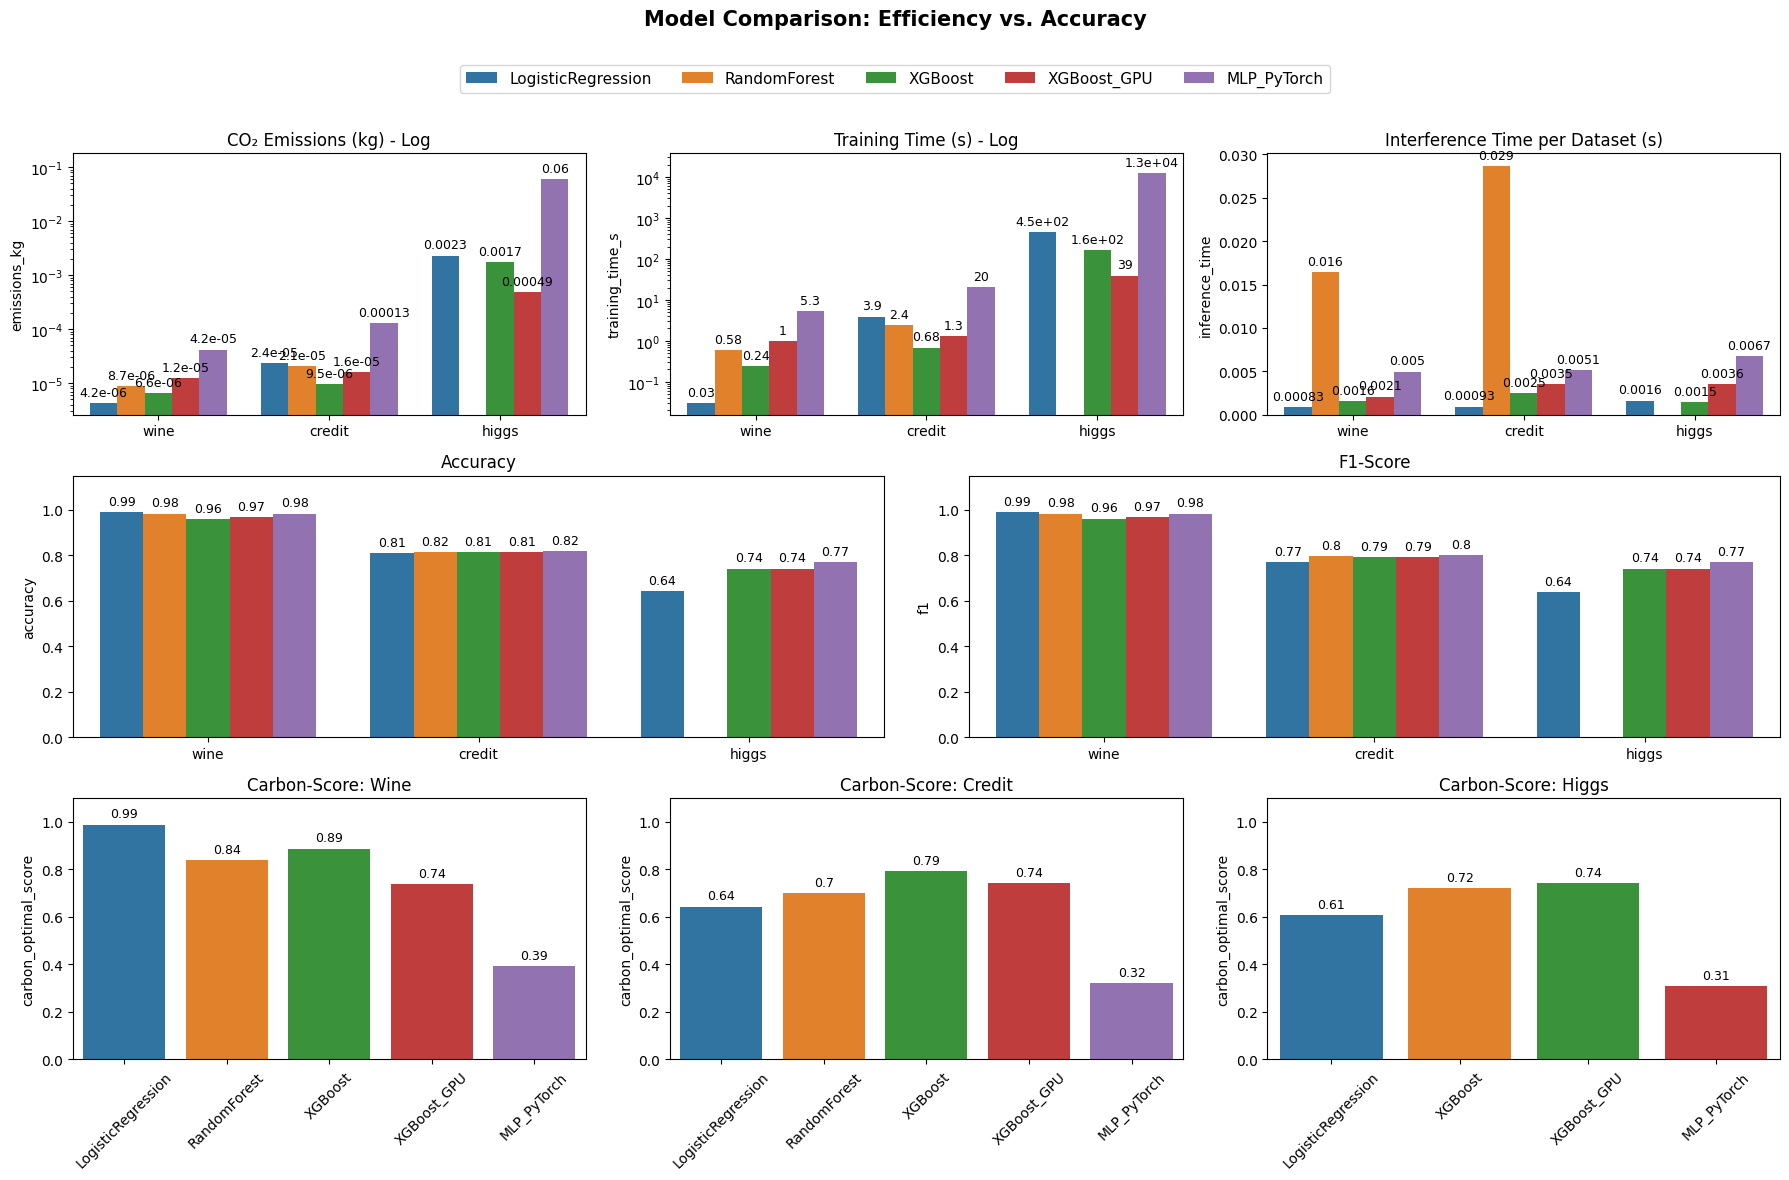
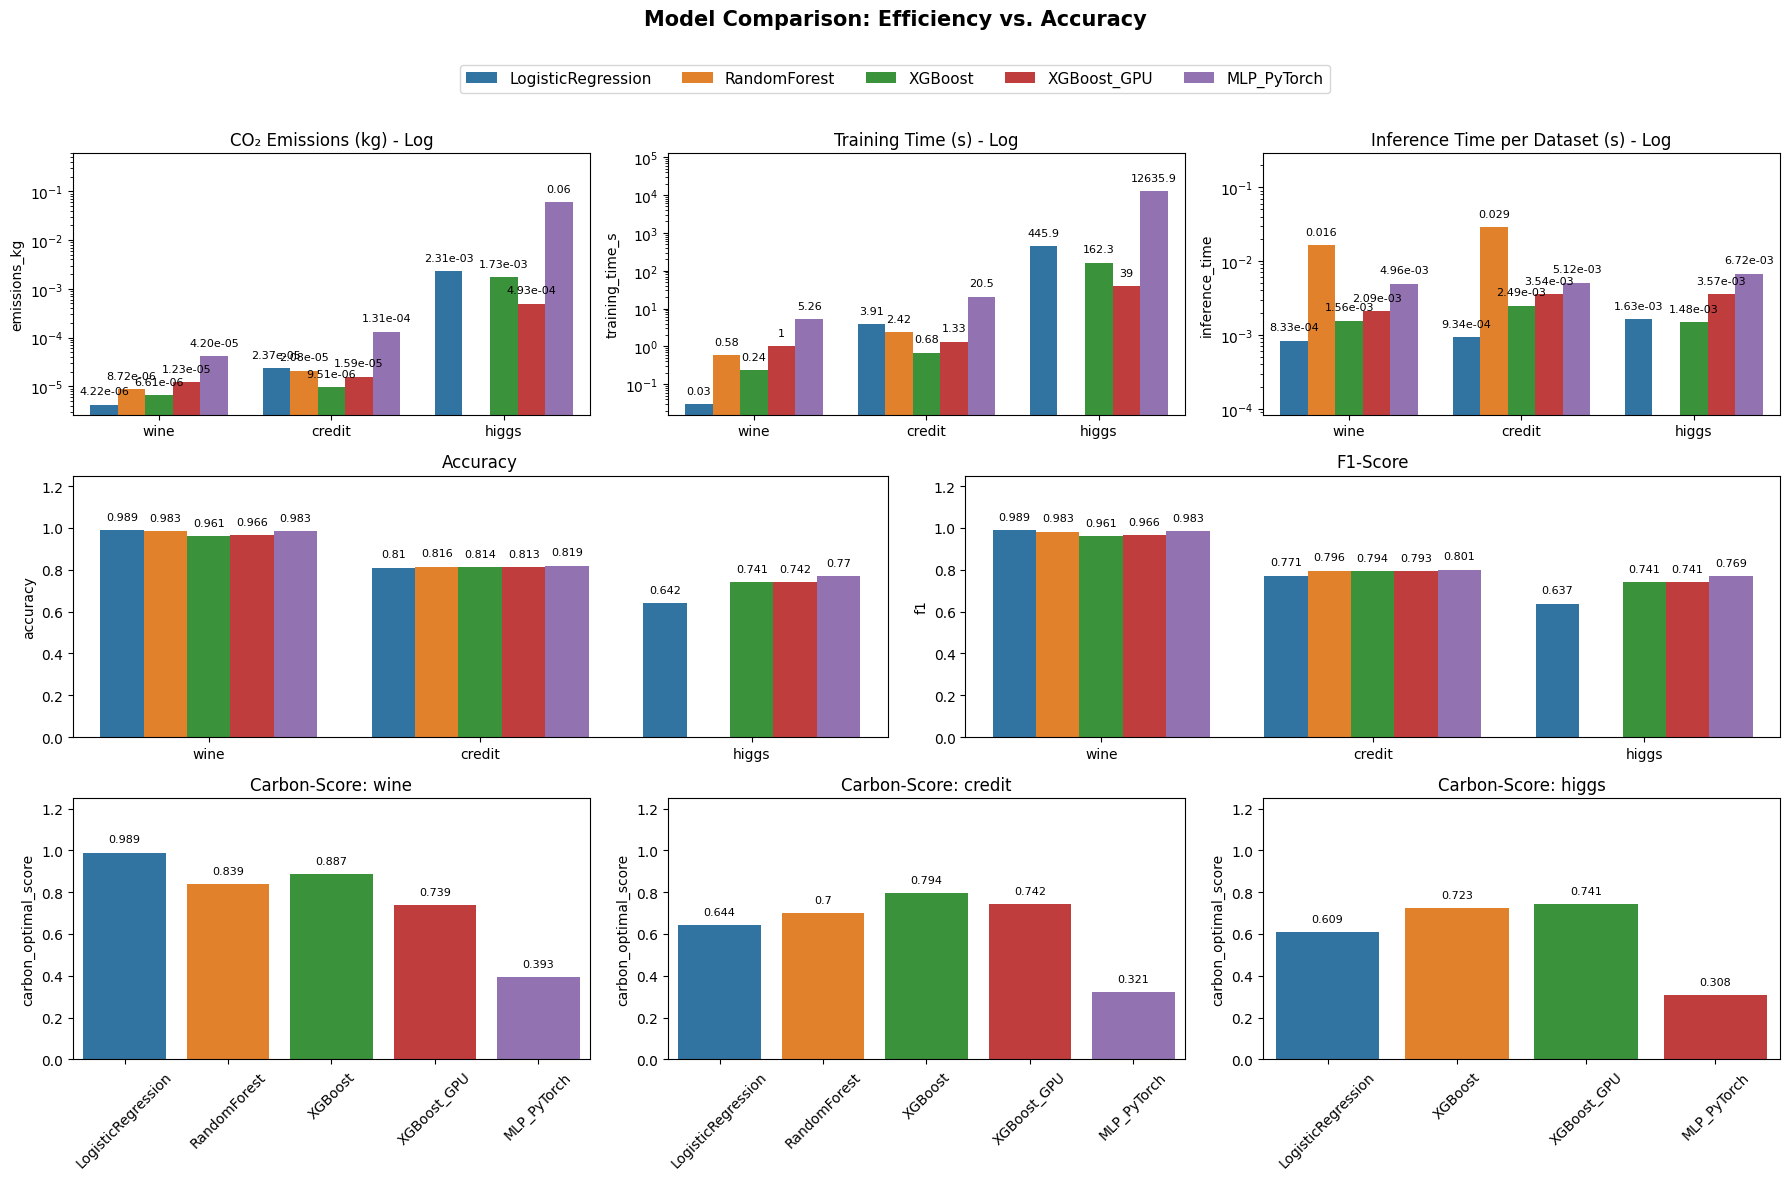
The change to this notebook cell's code, shown as a diff; its figure went from the first image to the second:
--- before
+++ after
@@ -1,20 +1,24 @@
 import pandas as pd
+import numpy as np
 import matplotlib.pyplot as plt
 import seaborn as sns
 
-# 1. Beide CSV-Dateien einlesen
 df_results = pd.read_csv("../results/results.csv")
 df_inf = pd.read_csv("../results/inference_time.csv")
+df_results.columns = df_results.columns.str.strip()
+df_inf.columns = df_inf.columns.str.strip()
+
+df_results["dataset"] = df_results["dataset"].astype(str).str.strip()
+df_results["model"] = df_results["model"].astype(str).str.strip()
+df_inf["dataset"] = df_inf["dataset"].astype(str).str.strip()
+df_inf["model"] = df_inf["model"].astype(str).str.strip()
 
 df_results = df_results[["timestamp", "model", "dataset", "nrows", "accuracy", "f1", "emissions_kg", "training_time_s"]]
 
-# Duplikate in beiden DataFrames bereinigen
 df_results = df_results.drop_duplicates(subset=["dataset", "nrows", "model"], keep="last")
 df_inf = df_inf.drop_duplicates(subset=["dataset", "nrows", "model"], keep="last")
 
-# 2. DataFrames anhand von Modell, Datensatz und Zeilenanzahl zusammenführen (Merge)
 df = pd.merge(df_results, df_inf[["model", "dataset", "nrows", "inference_time"]], on=["model", "dataset", "nrows"], how="left")
 
-# l_1 gibt der Trainingszeit etwas weniger Gewicht während l_2 die emissions mit voller Gewichtung betrachtet.
 l_1 = 0.5
 l_2 = 1
@@ -22,13 +26,14 @@
 min_time = df.groupby('dataset')['training_time_s'].transform('min')
 max_time = df.groupby('dataset')['training_time_s'].transform('max')
-df['time_scaled'] = (df['training_time_s'] - min_time) / (max_time - min_time)
+time_diff = (max_time - min_time).clip(lower=1e-9)
+df['time_scaled'] = (df['training_time_s'] - min_time) / time_diff
 
 min_co2 = df.groupby('dataset')['emissions_kg'].transform('min')
 max_co2 = df.groupby('dataset')['emissions_kg'].transform('max')
-df['co2_scaled'] = (df['emissions_kg'] - min_co2) / (max_co2 - min_co2)
+co2_diff = (max_co2 - min_co2).clip(lower=1e-9)
+df['co2_scaled'] = (df['emissions_kg'] - min_co2) / co2_diff
 
 df["carbon_optimal_score"] = df["f1"] / (1 + l_1 * df["time_scaled"] + l_2 * df["co2_scaled"])
 
-# 3. Layout anpassen: Erste Zeile hat nun 3 Plots (emissions, time, inf_time)
 layout = [
     ["emissions", "emissions", "time", "time", "inf_time", "inf_time"],
@@ -37,13 +42,12 @@
 ]
 
-fig, axes = plt.subplot_mosaic(layout, figsize=(18, 12)) # Breite leicht erhöht für 3 Plots nebeneinander
+fig, axes = plt.subplot_mosaic(layout, figsize=(18, 12))
 fig.suptitle("Model Comparison: Efficiency vs. Accuracy", fontsize=15, fontweight='bold', y=0.98)
 
-# --- REIHE 1: Ressourcen & Zeit ---
 sns.barplot(data=df, x="dataset", y="emissions_kg", hue="model", ax=axes["emissions"])
 axes["emissions"].set_title("CO₂ Emissions (kg) - Log")
 axes["emissions"].set_yscale("log")
 axes["emissions"].set_xlabel("")
-axes["emissions"].set_ylim(top=df["emissions_kg"].max() * 3)
+axes["emissions"].set_ylim(top=df["emissions_kg"].max() * 10)
 
 sns.barplot(data=df, x="dataset", y="training_time_s", hue="model", ax=axes["time"])
@@ -51,39 +55,50 @@
 axes["time"].set_yscale("log")
 axes["time"].set_xlabel("")
-axes["time"].set_ylim(top=df["training_time_s"].max() * 3)
+axes["time"].set_ylim(top=df["training_time_s"].max() * 10)
 
-# NEU: Inferenzzeit Plot
 sns.barplot(data=df, x="dataset", y="inference_time", hue="model", ax=axes["inf_time"])
-axes["inf_time"].set_title("Interference Time per Dataset (s)")
+axes["inf_time"].set_title("Inference Time per Dataset (s) - Log")
+axes["inf_time"].set_yscale("log")
 axes["inf_time"].set_xlabel("")
+axes["inf_time"].set_ylim(bottom=df["inference_time"].min() * 0.1, top=df["inference_time"].max() * 10)
 
-# --- REIHE 2: Vorhersagegüte ---
 sns.barplot(data=df, x="dataset", y="accuracy", hue="model", ax=axes["acc"])
 axes["acc"].set_title("Accuracy")
-axes["acc"].set_ylim(0, 1.15)
+axes["acc"].set_ylim(0, 1.25)
 axes["acc"].set_xlabel("")
 
 sns.barplot(data=df, x="dataset", y="f1", hue="model", ax=axes["f1"])
 axes["f1"].set_title("F1-Score")
-axes["f1"].set_ylim(0, 1.15)
+axes["f1"].set_ylim(0, 1.25)
 axes["f1"].set_xlabel("")
 
-# --- REIHE 3: Custom Score ---
-datasets = ["wine", "credit", "higgs"]
+unique_datasets = df["dataset"].unique()
 carb_keys = ["carb_wine", "carb_credit", "carb_higgs"]
 
-for ds, key in zip(datasets, carb_keys):
+for ds, key in zip(unique_datasets, carb_keys[:len(unique_datasets)]):
     subset = df[df["dataset"] == ds]
     sns.barplot(data=subset, x="model", y="carbon_optimal_score", hue="model", ax=axes[key], dodge=False)
-    axes[key].set_title(f"Carbon-Score: {ds.capitalize()}")
+    axes[key].set_title(f"Carbon-Score: {ds}")
     axes[key].set_xlabel("")
-    axes[key].set_ylim(0, 1.1)
+    axes[key].set_ylim(0, 1.25)
     axes[key].tick_params(axis='x', rotation=45)
 
-# --- Labels und Legende ---
+def custom_format(val):
+    if pd.isna(val):
+        return ""
+    abs_val = abs(val)
+    if abs_val == 0:
+        return "0"
+    elif abs_val < 0.01:
+        return f"{val:.2e}"
+    elif abs_val < 10:
+        return f"{val:.3f}".rstrip('0').rstrip('.')
+    else:
+        return f"{val:.1f}".rstrip('0').rstrip('.')
+
 for name, ax in axes.items():
     for container in ax.containers:
-        # fmt="%.2g" formatiert extrem kleine Zahlen (wie Inferenzzeiten) automatisch in wissenschaftliche Notation (z.B. 1.2e-05)
-        ax.bar_label(container, fmt="%.2g", padding=3, fontsize=9) 
+        labels = [custom_format(val) for val in container.datavalues]
+        ax.bar_label(container, labels=labels, padding=6, fontsize=8)
     
     if ax.get_legend():

Commit: black formatted